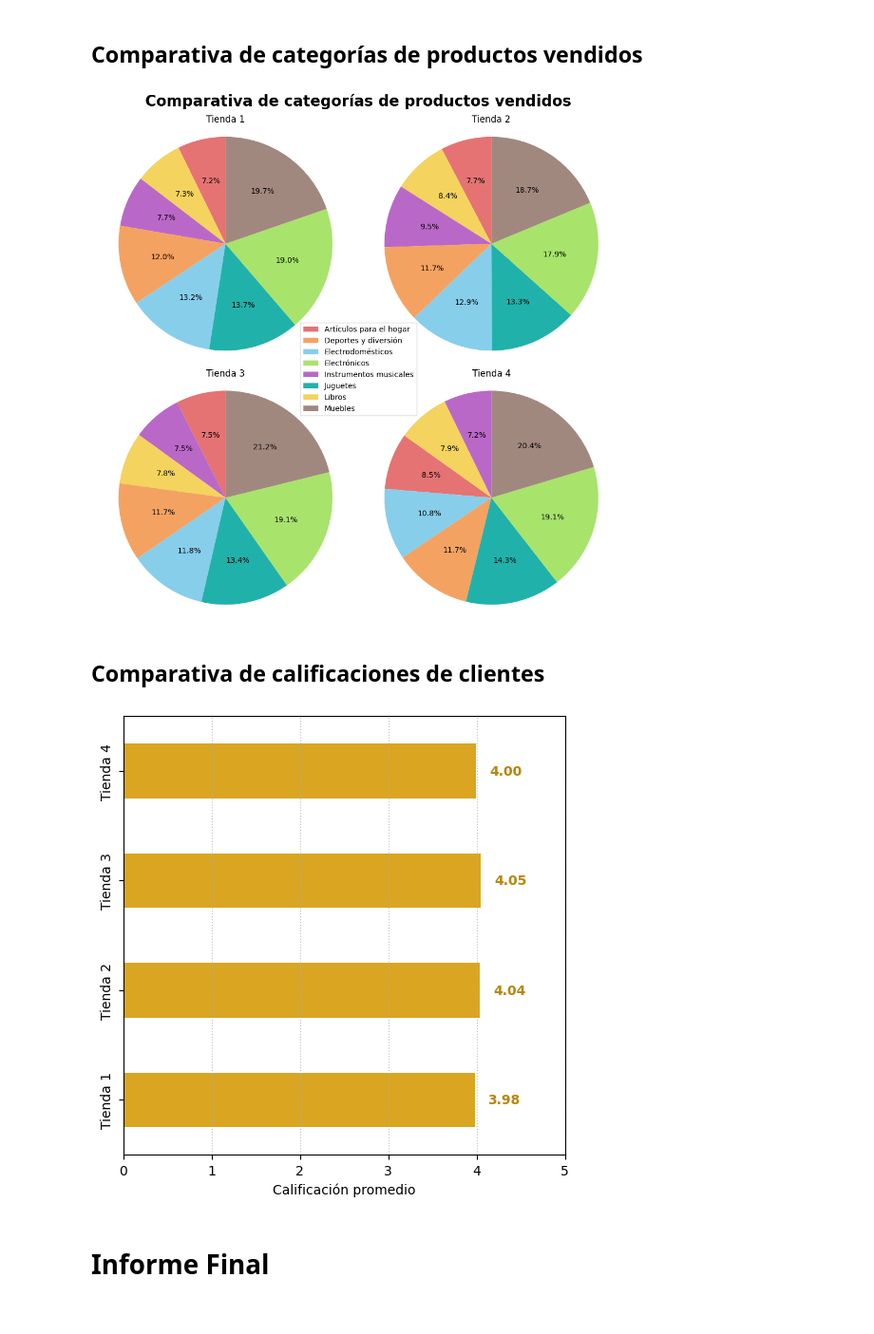
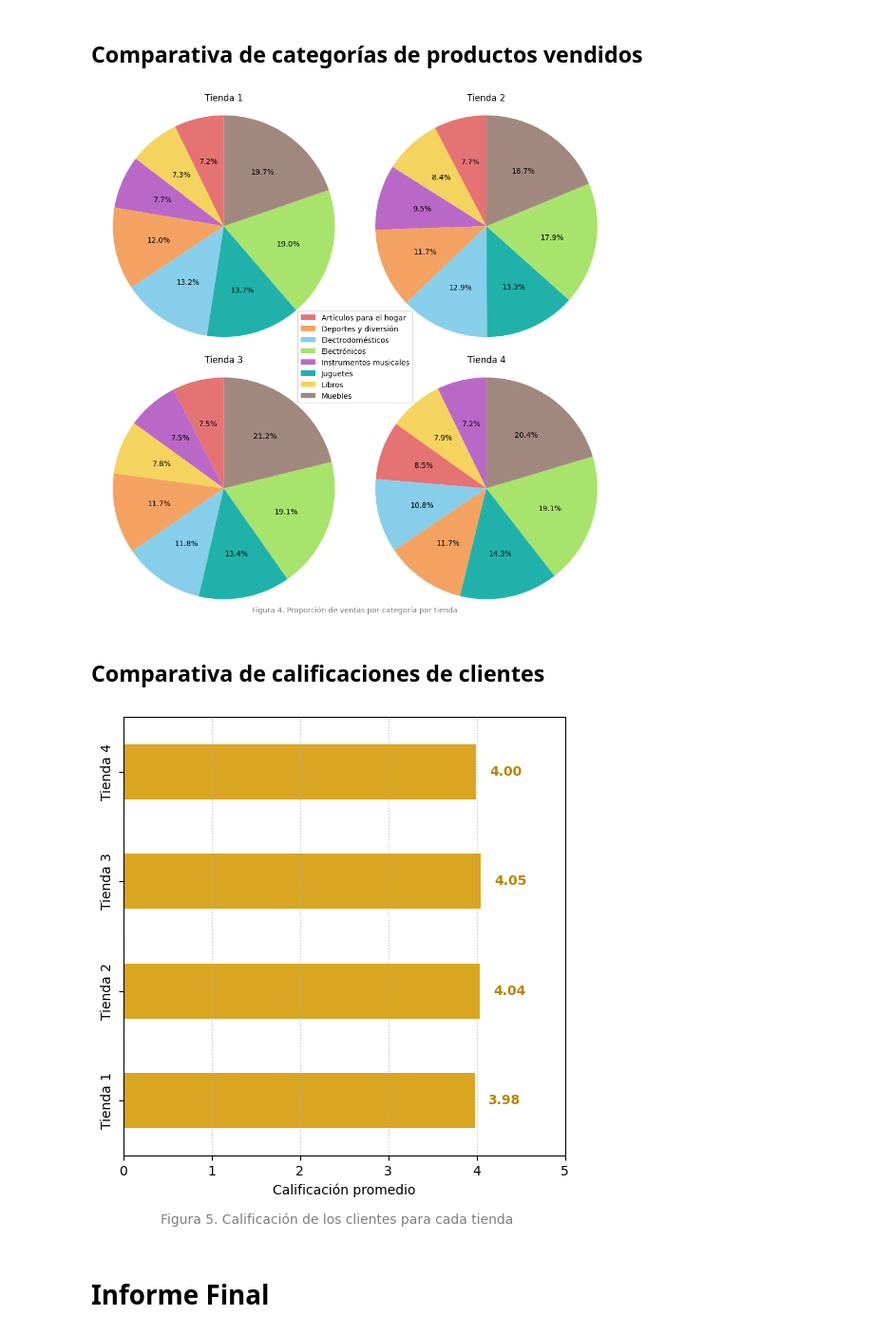
Before and after one commit to mmitxel/alura-challenge-store, a Jupyter notebook: alura_challenge_store.ipynb, the cells around one changed output. Shown: that part at 95% size. Cells and saved outputs as stored; diff of their text form; code cells hidden in the pictures.

```diff
--- a/alura_challenge_store.ipynb
+++ b/alura_challenge_store.ipynb
@@ -322,12 +212,14 @@ plt.show()
 # %% [markdown]
 ## Comparativa de categorías de productos vendidos
 # %%
-import matplotlib.pyplot as plt
-from matplotlib.patches import Patch # Rectángulos de color en categrías
+# Para poner los rectángulos de color en categrías en la leyenda
+from matplotlib.patches import Patch
 
+# Lista de cada Serie guardando las sumas de categorías
 series_por_tienda = resultados["Categorías de Productos"]
 categorias = list(series_por_tienda.iloc[0].index)
 
+# Paleta de colores sueaves pero bien diferenciados
 palette_soft_harmony = [
     "#E57373",  # soft brick red
     "#F4A261",  # muted orange, earthy and warm (like terracotta)
@@ -339,14 +231,18 @@ palette_soft_harmony = [
     "#A1887F"   # taupe brown / neutral
 ]
 
+# Para asegurar consistencia en uso de colores en las categorías
 color_map = {cat: palette_soft_harmony[i] for i, cat in enumerate(categorias)}
 
 fig, axs = plt.subplots(2, 2, figsize=(10, 10))
+
+# Aplanar arreglo 2D de los gráficos en una lista para iterar con un solo ciclo
 axs = axs.flatten()
 
 for i, tienda in enumerate(series_por_tienda.index):
     s = series_por_tienda[tienda].sort_values()
 
+    # Generación de cada gráfico de pastel
     axs[i].pie(
         s.values,
         labels=None,
@@ -358,45 +254,50 @@ for i, tienda in enumerate(series_por_tienda.index):
     axs[i].set_title(tienda)
     axs[i].axis('equal')
 
-
+# Leyenda al centro para no repetir etiquetas en cada gráfico
 categorias = series_por_tienda.iloc[0].index
 handles = [Patch(facecolor=color_map[c], edgecolor='none') for c in categorias]
-
 fig.legend(
     handles,
     categorias,
     loc='center',
     ncol=1,
-    bbox_to_anchor=(0.5, 0.47)
+    bbox_to_anchor=(0.50, 0.49)
 )
 
-plt.suptitle('Comparativa de categorías de productos vendidos', fontsize=20, weight='demi')
 plt.tight_layout()
+
+plt.figtext(0.5, 0.01, 'Figura 4. Proporción de ventas por categoría por tienda',
+            ha='center', fontsize=10, color='gray')
+
 plt.show()
 # %% [output]
-[figure, old version]
+[figure, new version]
 # %% [markdown]
 ## Comparativa de calificaciones de clientes
 # %%
 calificaciones = resultados['Calificación'].plot(kind='barh',
                                                  xlabel='Calificación promedio',
                                                  figsize=(6, 6),
                                                  legend=False,
                                                  color='goldenrod')
 plt.grid(axis='x', linestyle=':', alpha=0.8)
-calificaciones.set_xlim(0, 5)
+calificaciones.set_xlim(0, 5) # Límite al máximo posible (5/5 estrellas)
 plt.yticks(rotation=90 )
 calificaciones.bar_label(calificaciones.containers[0],
                          fmt='%.2f',
                          padding=10,
                          color='darkgoldenrod',
                          weight='demi')
 for label in calificaciones.get_yticklabels():
-    label.set_va('center')  # moves the text baseline upward
+    label.set_va('center')
+
+plt.figtext(0.5, -0.01, 'Figura 5. Calificación de los clientes para cada tienda',
+            ha='center', fontsize=10, color='gray')
 
 plt.show()
 # %% [output]
-[figure, old version]
+[figure, new version]
 # %% [markdown]
 # Informe Final
 # %% [markdown]
```
Also changed, not shown: parts of 16 cells of this notebook.
